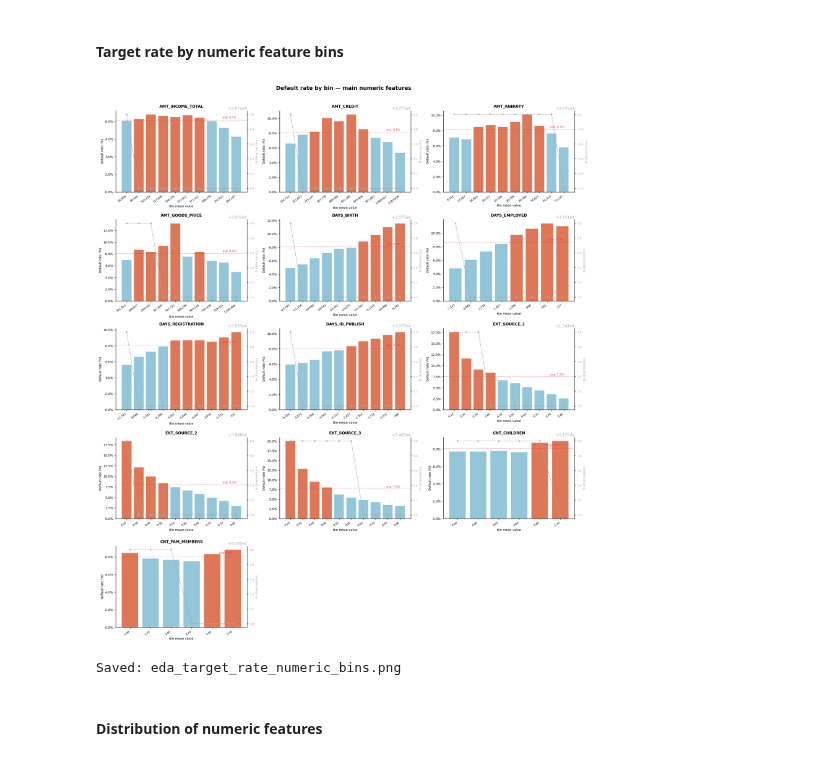
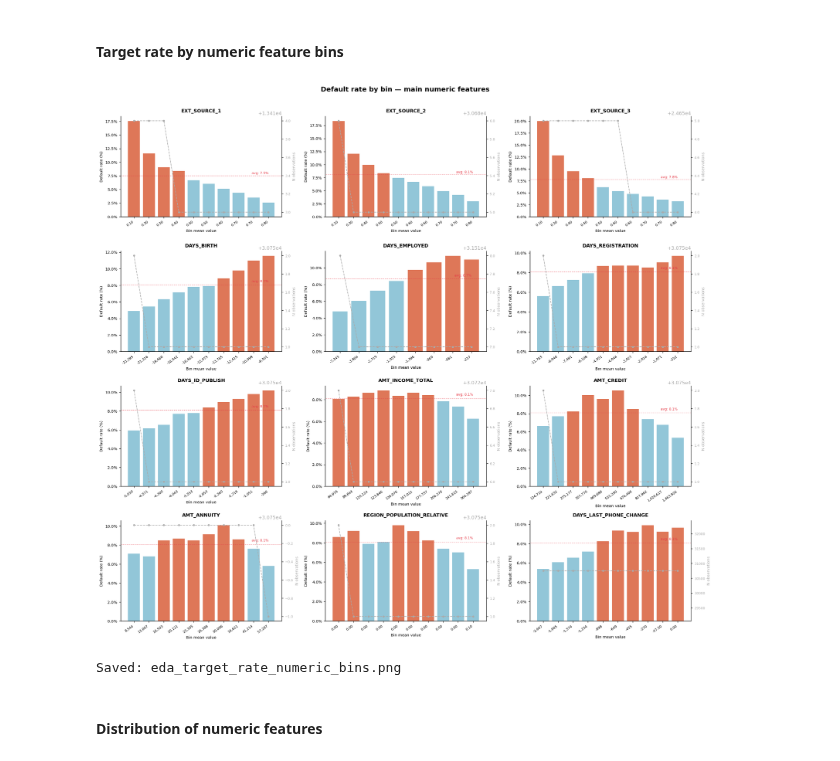
Before and after one commit to dimitrimovila/credit_risk_model, a Jupyter notebook: 01_eda_and_sql.ipynb, the cells around one changed output. Drawn from its saved outputs; the diff is of its cells as text; code cells hidden in the pictures.

```diff
--- a/01_eda_and_sql.ipynb
+++ b/01_eda_and_sql.ipynb
@@ -449,19 +694,18 @@ plt.rcParams['axes.spines.top']   = False
 plt.rcParams['axes.spines.right'] = False
 
 NUMERIC_FEATURES = {
-    "AMT_INCOME_TOTAL":  10,
-    "AMT_CREDIT":        10,
-    "AMT_ANNUITY":       10,
-    "AMT_GOODS_PRICE":   10,
-    "DAYS_BIRTH":        10,
-    "DAYS_EMPLOYED":      8,   # note: 365243 = not employed, filtered out
+    "EXT_SOURCE_1": 10,
+    "EXT_SOURCE_2": 10,
+    "EXT_SOURCE_3": 10,
+    "DAYS_BIRTH": 10,
+    "DAYS_EMPLOYED": 8,
     "DAYS_REGISTRATION": 10,
-    "DAYS_ID_PUBLISH":   10,
-    "EXT_SOURCE_1":      10,
-    "EXT_SOURCE_2":      10,
-    "EXT_SOURCE_3":      10,
-    "CNT_CHILDREN":       6,
-    "CNT_FAM_MEMBERS":    6,
+    "DAYS_ID_PUBLISH": 10,
+    "AMT_INCOME_TOTAL": 10,
+    "AMT_CREDIT": 10,
+    "AMT_ANNUITY": 10,
+    "REGION_POPULATION_RELATIVE": 10,
+    "DAYS_LAST_PHONE_CHANGE": 10,
 }
 
 def plot_target_rate_by_bins(con, features: dict, n_cols: int = 3):
@@ -550,34 +794,34 @@ def plot_target_rate_by_bins(con, features: dict, n_cols: int = 3):
                 f"avg: {mean_rate:.1f}%",
                 fontsize=7, color='#e63946', ha='right')
 
         # X-axis labels = mean value of each bin
         ax.set_xticks(df['bin'])
         ax.set_xticklabels(
             [f"{v:,.0f}" if abs(v) > 100 else f"{v:.2f}"
              for v in df['bin_mean']],
             rotation=35, ha='right', fontsize=7
         )
 
         ax.set_title(col, fontsize=10, fontweight='bold', pad=8)
         ax.set_xlabel("Bin mean value", fontsize=8)
         ax.set_ylabel("Default rate (%)", fontsize=8)
         ax.yaxis.set_major_formatter(mtick.PercentFormatter(decimals=1))
         ax.tick_params(axis='y', labelsize=8)
 
     for ax in axes[len(features):]:
         ax.set_visible(False)
 
     fig.suptitle("Default rate by bin — main numeric features",
                  fontsize=14, fontweight='bold', y=1.01)
     plt.tight_layout()
     plt.savefig("eda_target_rate_numeric_bins.png",
                 bbox_inches='tight', dpi=150)
     plt.show()
     print("Saved: eda_target_rate_numeric_bins.png")
 
 plot_target_rate_by_bins(con, NUMERIC_FEATURES)
 # %% [output]
-[figure, old version]
+[figure, new version]
 Saved: eda_target_rate_numeric_bins.png
 # %% [markdown]
 #### Distribution of numeric features
```
Also changed, not shown: parts of 16 cells of this notebook, 1 other file.
